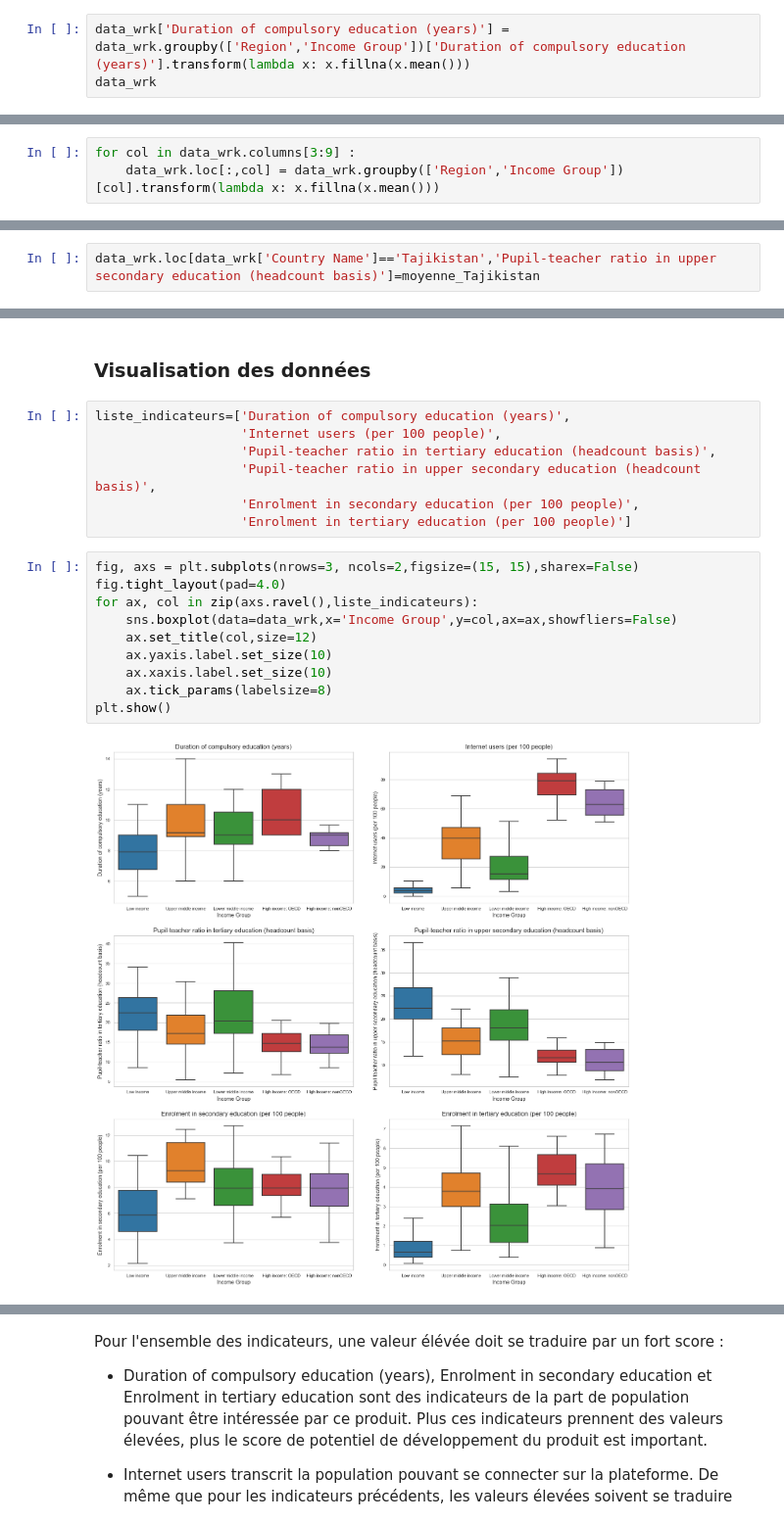
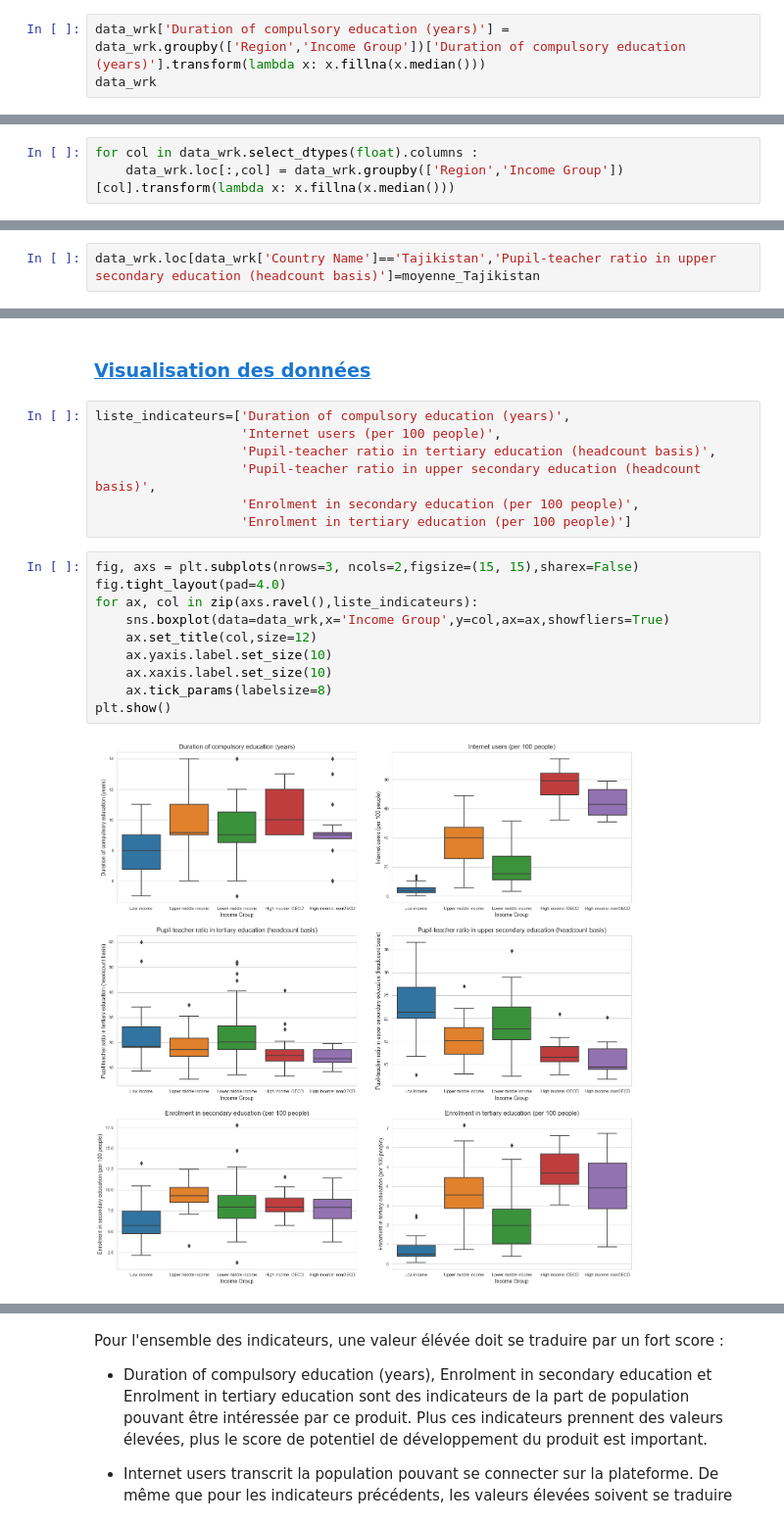
Before and after one commit to BlancaAlfaro/Projet2, a Jupyter notebook: 01-read.ipynb, the cells around one changed output, grey strips where cells are left out. Shown at 98% size. Saved outputs shown, nothing was run; the diff lists cells and outputs as text.

```diff
--- a/01-read.ipynb
+++ b/01-read.ipynb
@@ -718,5 +855,5 @@ Latin America & Caribbean   High income: OECD       12.333333
 Name: Duration of compulsory education (years), dtype: float64
 # %%
-data_wrk['Duration of compulsory education (years)'] = data_wrk.groupby(['Region','Income Group'])['Duration of compulsory education (years)'].transform(lambda x: x.fillna(x.mean()))
+data_wrk['Duration of compulsory education (years)'] = data_wrk.groupby(['Region','Income Group'])['Duration of compulsory education (years)'].transform(lambda x: x.fillna(x.median()))
 data_wrk
 # %% [output]
@@ -752,8 +889,8 @@ data_wrk[data_wrk['Duration of compulsory education (years)'].isna()]
 # %% [markdown]
 Imputation des autres indicateurs :
 # %%
-for col in data_wrk.columns[3:9] :
-    data_wrk.loc[:,col] = data_wrk.groupby(['Region','Income Group'])[col].transform(lambda x: x.fillna(x.mean()))
+for col in data_wrk.select_dtypes(float).columns :
+    data_wrk.loc[:,col] = data_wrk.groupby(['Region','Income Group'])[col].transform(lambda x: x.fillna(x.median()))
 # %%
 data_wrk.isna().sum()
 # %% [output]
@@ -893,5 +1002,5 @@ data_wrk
 # %% [markdown]
-### Visualisation des données
+### <a id='toc1_1_6_'></a>[Visualisation des données](#toc0_)
 # %%
 liste_indicateurs=['Duration of compulsory education (years)',
                    'Internet users (per 100 people)',
@@ -902,15 +1011,15 @@ liste_indicateurs=['Duration of compulsory education (years)',
 # %%
 fig, axs = plt.subplots(nrows=3, ncols=2,figsize=(15, 15),sharex=False)
 fig.tight_layout(pad=4.0)
 for ax, col in zip(axs.ravel(),liste_indicateurs):
-    sns.boxplot(data=data_wrk,x='Income Group',y=col,ax=ax,showfliers=False)
+    sns.boxplot(data=data_wrk,x='Income Group',y=col,ax=ax,showfliers=True)
     ax.set_title(col,size=12)
     ax.yaxis.label.set_size(10)
     ax.xaxis.label.set_size(10)
     ax.tick_params(labelsize=8)
 plt.show()
 # %% [output]
-[figure, old version]
+[figure, new version]
 # %%
 fig, axs = plt.subplots(nrows=3, ncols=2,figsize=(16, 16),sharex=False)
 fig.tight_layout(pad=4.0)
```
Also changed, not shown: parts of 75 cells of this notebook, 2 other files.
